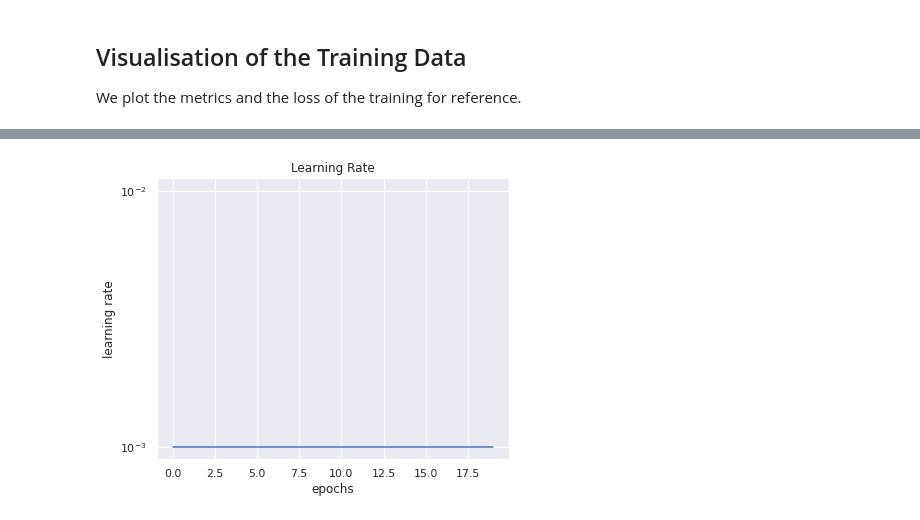
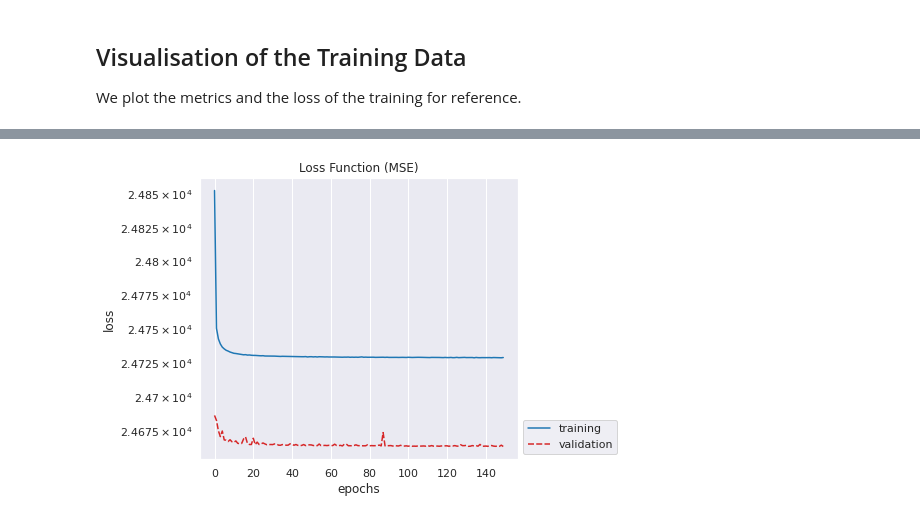
Before and after one commit to thesfinox/ml-cicy-4folds, a Jupyter notebook: cicy4_inception.ipynb, the cells around one changed output, grey strips where cells are left out. Cells and saved outputs as stored; diff of their text form; code cells hidden in the pictures.

```diff
--- a/cicy4_inception.ipynb
+++ b/cicy4_inception.ipynb
@@ -354,15 +351,13 @@ savefig('inception_loss', fig, root=img_dir, show=True)
-# %%
-fig, ax = plt.subplots(1, 1, figsize=ratio(1,1))
-
-sns.lineplot(data=inception_hst['lr'],
-             ax=ax
-            )
-ax.set(title='Learning Rate',
-       xlabel='epochs',
-       ylabel='learning rate',
-       yscale='log'
-      )
-
-savefig('inception_lr', fig, root=img_dir, show=True)
-# %% [output]
-[figure, removed]
+# %%
+plot_loss(os.path.join(mod_dir, 'history.json'),
+          out_name='inception_loss',
+          root=img_dir,
+          validation=True,
+          title='Loss Function (MSE)',
+          yscale='log',
+          show=True,
+          save_pdf=True,
+          base_ratio=(1.25,1)
+         )
+# %% [output]
+[figure, added]
```
Also changed, not shown: parts of 13 cells of this notebook, 8 other files.
